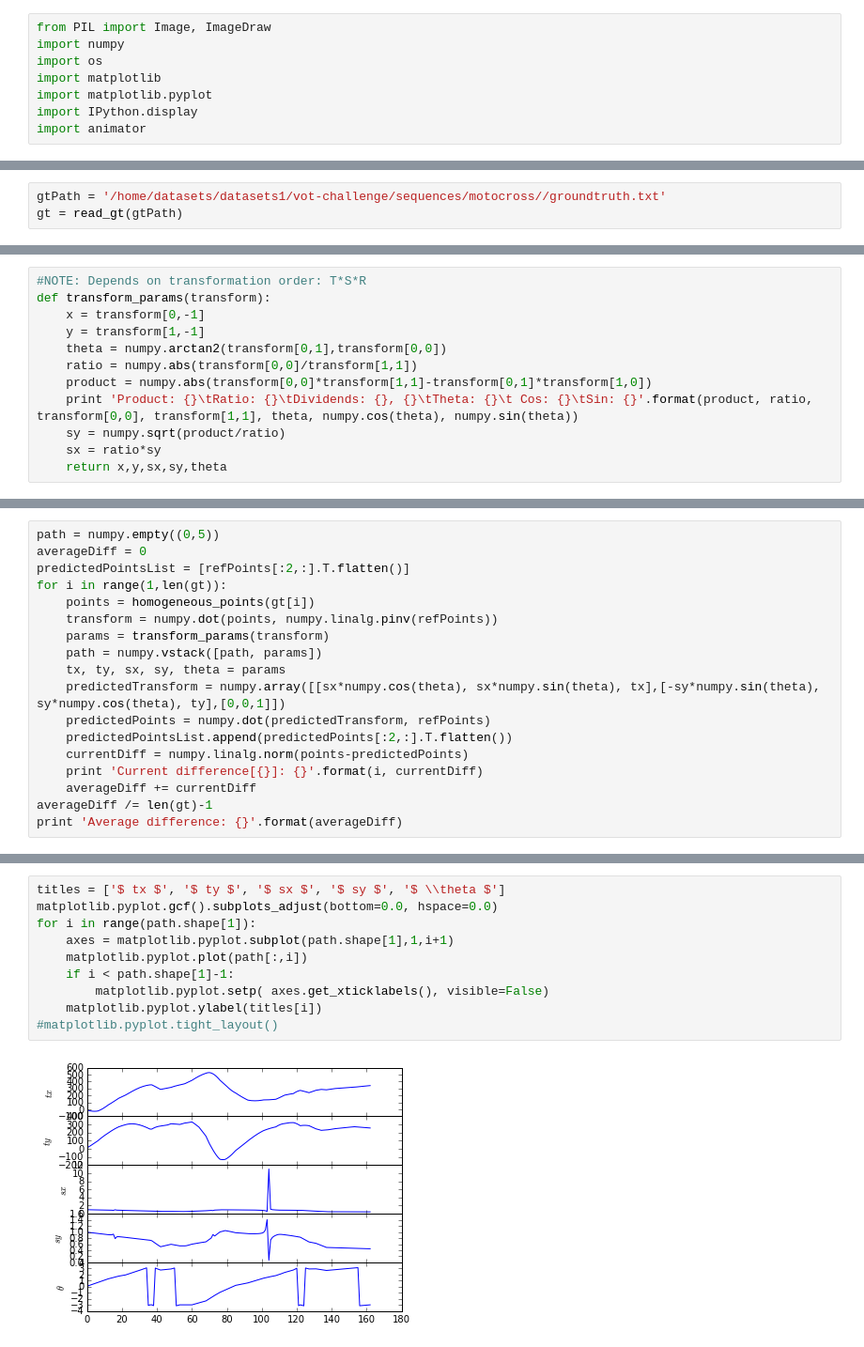
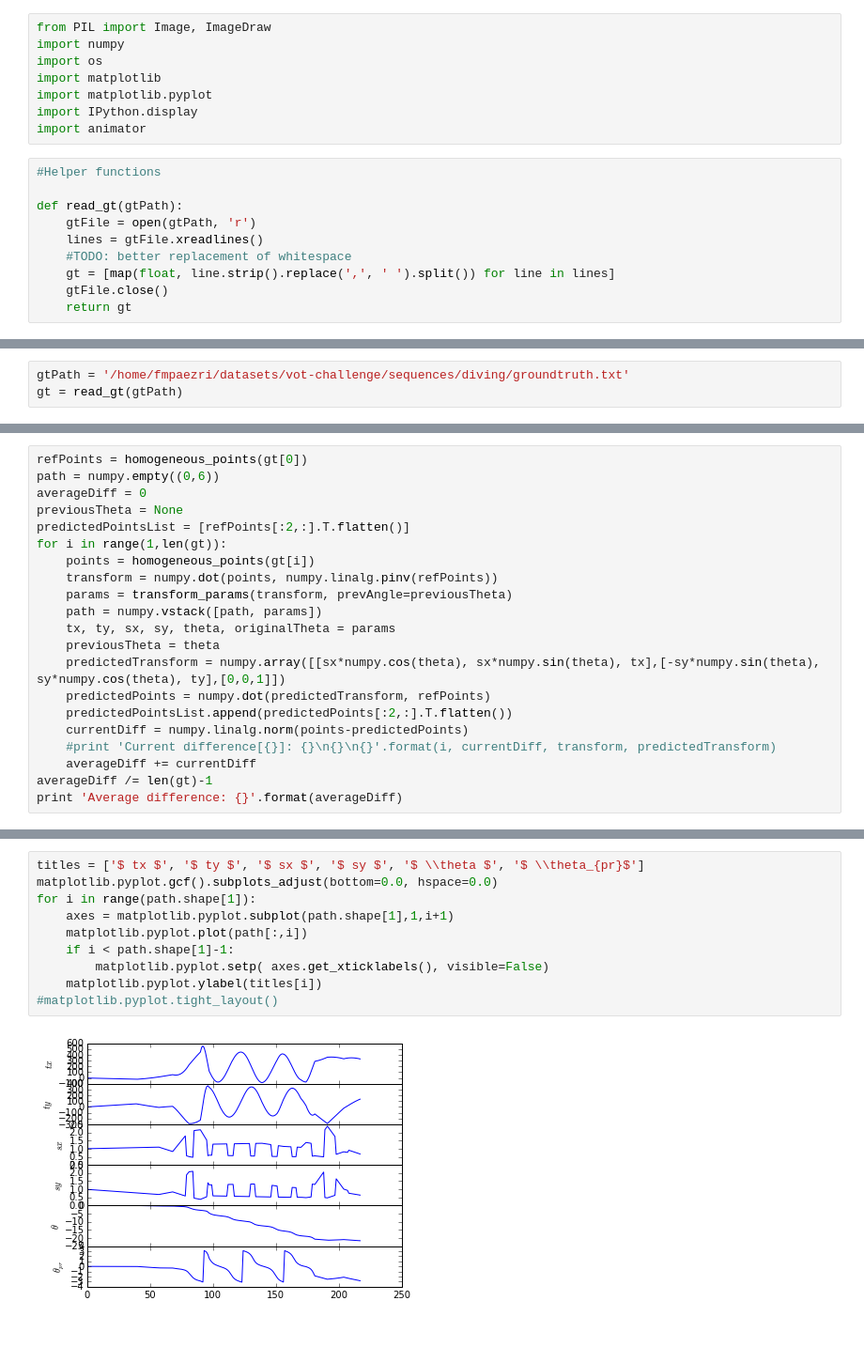
Before and after one commit to jccaicedo/localization-agent, a Jupyter notebook: notebooks/Test data trajectory analysis.ipynb, the cells around one changed output, grey strips where cells are left out. Shown at 94% size. Drawn from its saved outputs; the diff is of its cells as text.

Commit message:
Corrected angle continuity and trigonometric function instability avoiding conditions, pending error propagation when angle is high

```diff
--- a/notebooks/Test data trajectory analysis.ipynb
+++ b/notebooks/Test data trajectory analysis.ipynb
@@ -26,3 +16,13 @@ import matplotlib
 import matplotlib.pyplot
 import IPython.display
 import animator
+# %%
+#Helper functions
+
+def read_gt(gtPath):
+    gtFile = open(gtPath, 'r')
+    lines = gtFile.xreadlines()
+    #TODO: better replacement of whitespace
+    gt = [map(float, line.strip().replace(',', ' ').split()) for line in lines]
+    gtFile.close()
+    return gt
@@ -29,5 +61,5 @@ import animator
 # %%
-gtPath = '/home/datasets/datasets1/vot-challenge/sequences/motocross//groundtruth.txt'
+gtPath = '/home/fmpaezri/datasets/vot-challenge/sequences/diving/groundtruth.txt'
 gt = read_gt(gtPath)
 # %%
 frameSize = Image.open(os.path.join(os.path.dirname(gtPath), '00000001.jpg')).size
@@ -67,12 +84,0 @@ def draw_polygon(imagePath, polygon):
-# %%
-#NOTE: Depends on transformation order: T*S*R
-def transform_params(transform):
-    x = transform[0,-1]
-    y = transform[1,-1]
-    theta = numpy.arctan2(transform[0,1],transform[0,0])
-    ratio = numpy.abs(transform[0,0]/transform[1,1])
-    product = numpy.abs(transform[0,0]*transform[1,1]-transform[0,1]*transform[1,0])
-    print 'Product: {}\tRatio: {}\tDividends: {}, {}\tTheta: {}\t Cos: {}\tSin: {}'.format(product, ratio, transform[0,0], transform[1,1], theta, numpy.cos(theta), numpy.sin(theta))
-    sy = numpy.sqrt(product/ratio)
-    sx = ratio*sy
-    return x,y,sx,sy,theta
@@ -86,18 +85,21 @@ refPoints = homogeneous_points(gt[0])
 # %%
-path = numpy.empty((0,5))
+refPoints = homogeneous_points(gt[0])
+path = numpy.empty((0,6))
 averageDiff = 0
+previousTheta = None
 predictedPointsList = [refPoints[:2,:].T.flatten()]
 for i in range(1,len(gt)):
     points = homogeneous_points(gt[i])
     transform = numpy.dot(points, numpy.linalg.pinv(refPoints))
-    params = transform_params(transform)
+    params = transform_params(transform, prevAngle=previousTheta)
     path = numpy.vstack([path, params])
-    tx, ty, sx, sy, theta = params
+    tx, ty, sx, sy, theta, originalTheta = params
+    previousTheta = theta
     predictedTransform = numpy.array([[sx*numpy.cos(theta), sx*numpy.sin(theta), tx],[-sy*numpy.sin(theta), sy*numpy.cos(theta), ty],[0,0,1]])
     predictedPoints = numpy.dot(predictedTransform, refPoints)
     predictedPointsList.append(predictedPoints[:2,:].T.flatten())
     currentDiff = numpy.linalg.norm(points-predictedPoints)
-    print 'Current difference[{}]: {}'.format(i, currentDiff)
+    #print 'Current difference[{}]: {}\n{}\n{}'.format(i, currentDiff, transform, predictedTransform)
     averageDiff += currentDiff
 averageDiff /= len(gt)-1
 print 'Average difference: {}'.format(averageDiff)
@@ -122,12 +108,12 @@ Average difference: 27.3718551948
 # %%
-titles = ['$ tx $', '$ ty $', '$ sx $', '$ sy $', '$ \\theta $']
+titles = ['$ tx $', '$ ty $', '$ sx $', '$ sy $', '$ \\theta $', '$ \\theta_{pr}$']
 matplotlib.pyplot.gcf().subplots_adjust(bottom=0.0, hspace=0.0)
 for i in range(path.shape[1]):
     axes = matplotlib.pyplot.subplot(path.shape[1],1,i+1)
     matplotlib.pyplot.plot(path[:,i])
     if i < path.shape[1]-1:
         matplotlib.pyplot.setp( axes.get_xticklabels(), visible=False)
     matplotlib.pyplot.ylabel(titles[i])
 #matplotlib.pyplot.tight_layout()
 # %% [output]
-[figure, old version]
+[figure, new version]
```
Also changed, not shown: parts of 15 cells of this notebook.
